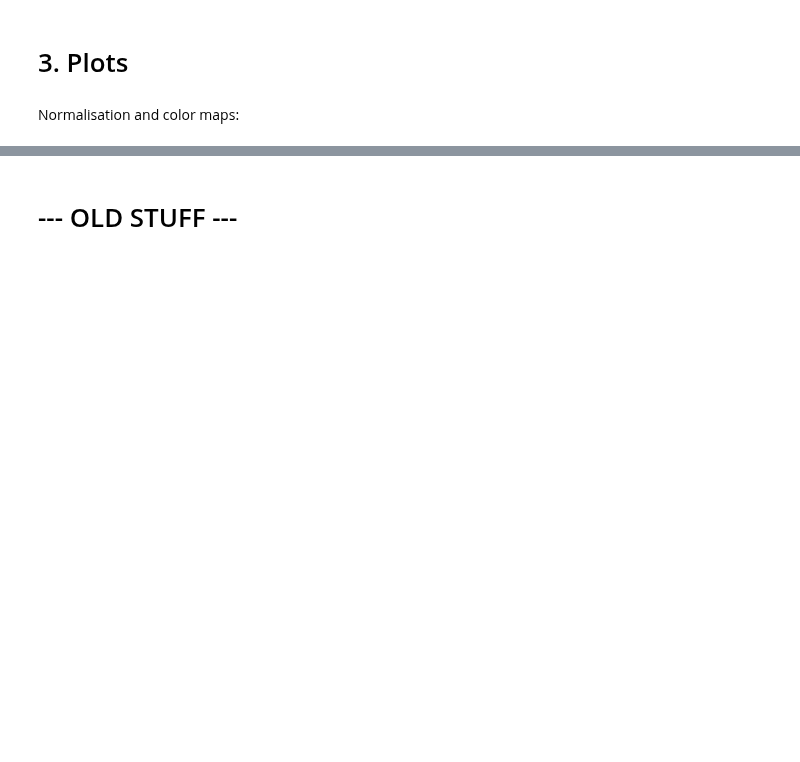
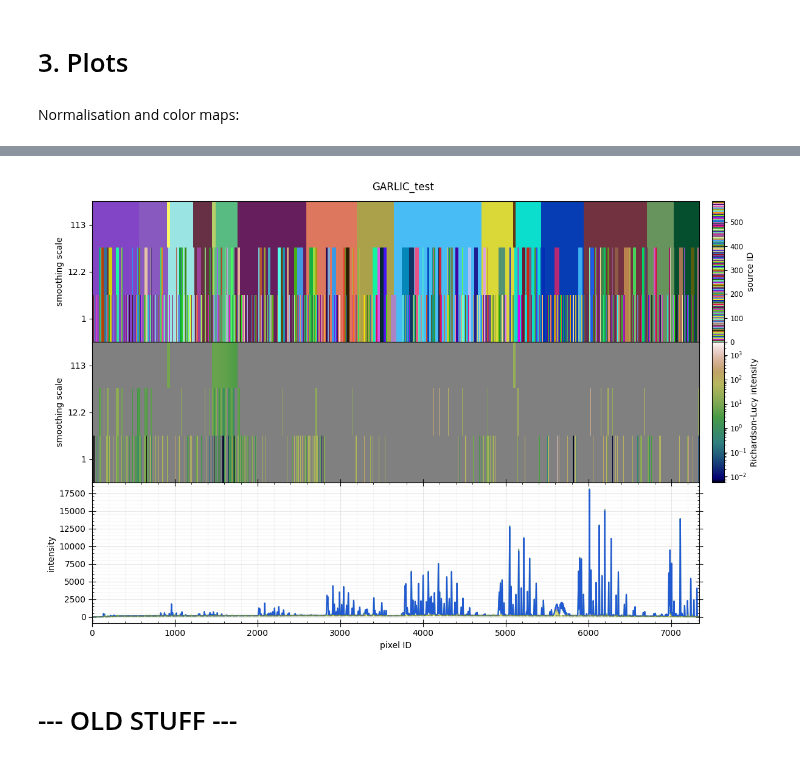
Before and after one commit to paranoya/image-processing, a Jupyter notebook: GARLIC-1D.ipynb, the cells around one changed output, grey strips where cells are left out. Saved outputs shown, nothing was run; the diff lists cells and outputs as text; code cells hidden in the pictures; blank space fills up the shorter version.

```diff
--- a/GARLIC-1D.ipynb
+++ b/GARLIC-1D.ipynb
@@ -191,17 +234,2 @@ HOT_bg = HOT_catalog[3]
 # %% [markdown]
 ## Individual sources
-# %%
-def get_individual_mRL(mRL, labels, target):
-
-    mRL_target = np.zeros_like(mRL)
-    indices = np.where(labels == target)
-    mRL_target[indices] = mRL[indices]
-    '''
-    RL[target] = mRL[target] - bg[lbl]
-    children = np.where(parent == lbl)[0]
-    for child in np.unique(children[children != lbl]):
-        print(child, bg[child], bg[lbl])
-        target = np.where((self.label == child) | (parent[self.label] == child))
-        RL[target] = bg[child] - bg[lbl]
-    '''
-    return mRL_target
@@ -208,3 +418,6 @@ def get_individual_mRL(mRL, labels, target):
+# %%
+compact_mRL = mRL - diffuse_mRL
+compact_emission = ndimage.gaussian_filter(compact_mRL[0], 1) + ndimage.gaussian_filter(compact_mRL[1], compact_scale) + ndimage.gaussian_filter(compact_mRL[2], diffuse_scale)
 # %% [markdown]
 # 3. Plots
 # %% [markdown]
@@ -242,44 +477,47 @@ cb.ax.set_ylabel('source ID')
 
 
 ax = axes[1, 0]
-im = ax.imshow(mRL,
+im = ax.imshow(diffuse_mRL,
                interpolation='nearest', origin='lower', cmap=mRL_cmap, norm=mRL_norm,
               )
 ax.set_aspect('auto')
 ax.set_ylabel('smoothing scale')
 ax.set_yticks(np.arange(smoothing_radii.size), [f'{radius:.3g}' for radius in smoothing_radii])
 cb = plt.colorbar(im, cax=axes[1, 1], orientation='vertical', shrink=.9)
 cb.ax.tick_params(labelsize='small')
 cb.ax.set_ylabel('Richardson-Lucy intensity')
 
 ax = axes[2, 0]
 ax.set_ylabel('intensity')
 ax.xaxis.set_minor_locator(AutoMinorLocator())
 ax.yaxis.set_minor_locator(AutoMinorLocator())
 ax.tick_params(which='both', bottom=True, top=True, left=True, right=True)
 ax.tick_params(which='major', direction='inout', length=8, grid_alpha=.3)
 ax.tick_params(which='minor', direction='in', length=2, grid_alpha=.1)
 ax.grid(True, which='both')
 
 ax.plot(true_spectrum, 'g-', alpha=.3)
 ax.plot(data, 'k-', alpha=.2)
-#ax.axhline(data_offset, c='r', ls=':', alpha=.5)
-ax.plot(np.sum(mRL, axis=0) + background, 'r-', alpha=.5)
-ax.plot(mRL_estimate + background, 'b-', alpha=.5)
-ax.plot(background, 'y-', alpha=.5)
-ax.plot(background + residual_above_bg, 'y:', alpha=.5)
-ax.fill_between(np.arange(data.size), background, background+2*residual_above_bg, color='y', alpha=.1)
+#ax.plot(mRL[0], 'k-')
 
-ax.plot(diffuse_emission + diffuse_offset, 'k-.', alpha=.5)
-ax.plot(diffuse_emission, 'k--', alpha=.5)
-#ax.plot(original_pixel, ndimage.gaussian_filter(mRL[0], smoothing_radii[0])+data_offset, 'g-', alpha=.5)
-#ax.plot(original_pixel, 2*ndimage.gaussian_filter(mRL[-1], smoothing_radii[-1])+data_offset, 'y-', alpha=.5)
+#ax.plot(model_emission, 'b-', alpha=.5)
+#ax.plot(diffuse_emission + ndimage.gaussian_filter(mRL[2], diffuse_scale), 'g--', alpha=.5)
+ax.plot(model_emission, 'c-', alpha=.5)
+ax.plot(diffuse_emission, 'b--', alpha=.5)
+ax.plot(diffuse_emission + compact_emission, 'b-', alpha=.5)
+ax.plot(background, 'g:', alpha=.5)
+#ax.fill_between(np.arange(data.size), background, max_diffuse, color='c', alpha=.5)
+ax.plot(diffuse_emission + diffuse_noise, 'y-', alpha=.5)
+
+#ax.plot(np.sum(mRL, axis=0) + background, 'r-', alpha=.5)
 
 
 ax.set_xlabel('pixel ID')
 #ax.set_xlim(5900, 6300)
 #ax.set_ylim(-10, 300)
-#ax.set_ylim(np.min(background)*.9, np.max(background+4*residual_above_bg))
+#ax.set_ylim(np.min(background)*.9, np.max(diffuse_emission))
 
 axes[2, 1].axis('off')
 plt.show()
+# %% [output]
+[figure, added]
```
Also changed, not shown: parts of 19 cells of this notebook, 2 other files.
